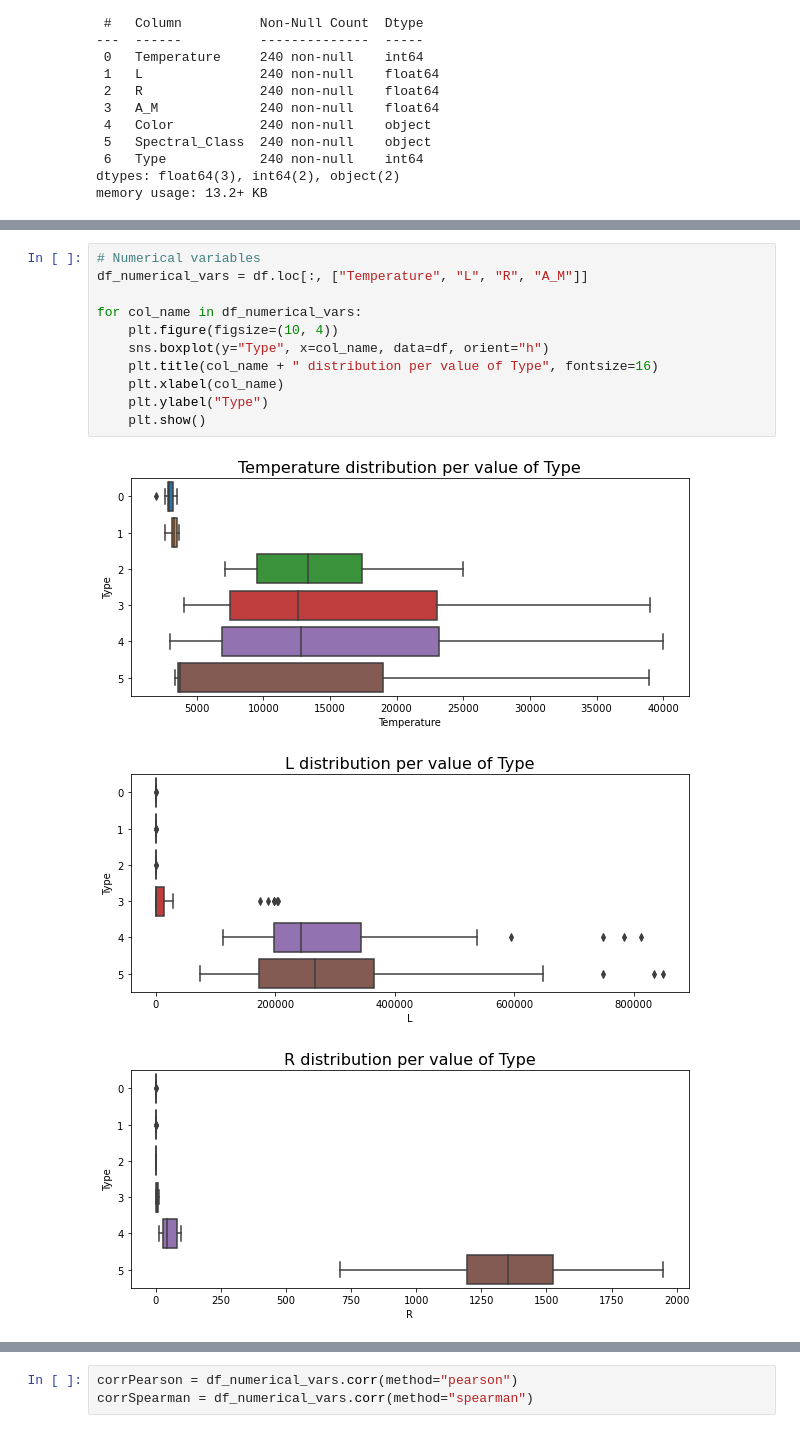
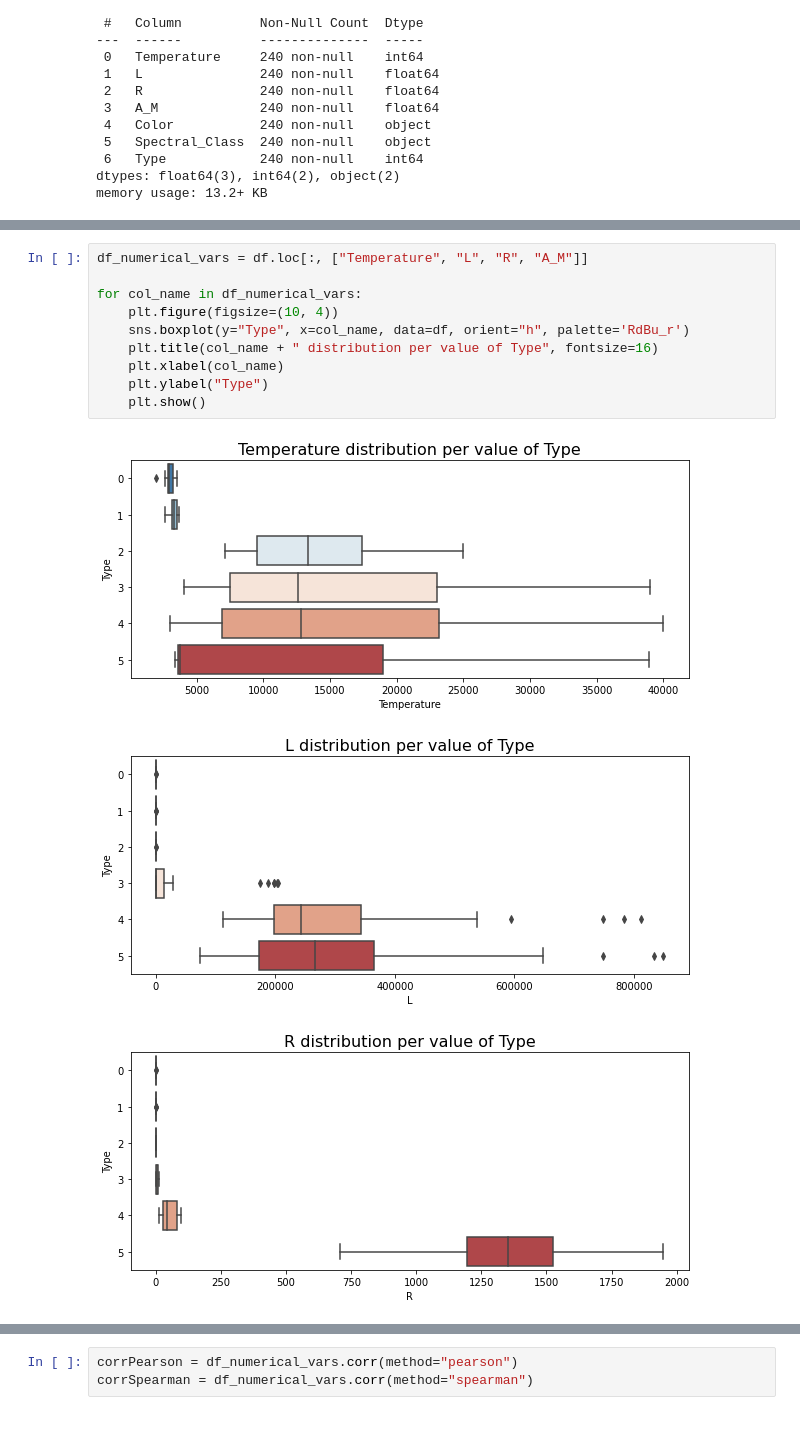
Before and after one commit to MKobus12305/ML_StarsClassification, a Jupyter notebook: Stars.ipynb, the cells around one changed output, grey strips where cells are left out. Drawn from its saved outputs; the diff is of its cells as text.

```diff
--- a/Stars.ipynb
+++ b/Stars.ipynb
@@ -66,15 +76,14 @@ plt.show()
 # %%
-# Numerical variables
 df_numerical_vars = df.loc[:, ["Temperature", "L", "R", "A_M"]]
 
 for col_name in df_numerical_vars:
     plt.figure(figsize=(10, 4))
-    sns.boxplot(y="Type", x=col_name, data=df, orient="h")
+    sns.boxplot(y="Type", x=col_name, data=df, orient="h", palette='RdBu_r')
     plt.title(col_name + " distribution per value of Type", fontsize=16)
     plt.xlabel(col_name)
     plt.ylabel("Type")
     plt.show()
 # %% [output]
-[figure, old version]
+[figure, new version]
-[figure, old version]
+[figure, new version]
-[figure, old version]
+[figure, new version]
```
Also changed, not shown: parts of 41 cells of this notebook.
